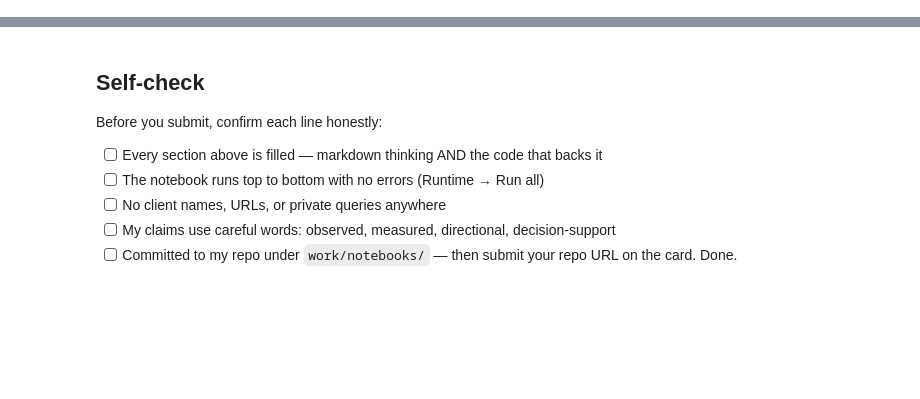
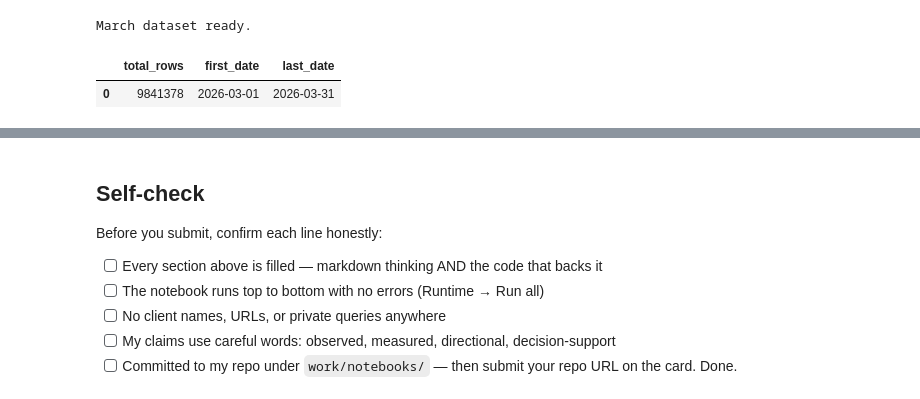
Before and after one commit to omsawarkar/omsawarkar, a Jupyter notebook: work/notebooks/w07_action_playbook.ipynb, the cells around one changed output, grey strips where cells are left out. Drawn from its saved outputs; the diff is of its cells as text; code cells hidden in the pictures; blank space fills up the shorter version.

```diff
--- a/work/notebooks/w07_action_playbook.ipynb
+++ b/work/notebooks/w07_action_playbook.ipynb
@@ -12,0 +29,42 @@ This skeleton is yours to fill. Work the sections **in order** — each one has
+# %%
+%pip -q install huggingface_hub duckdb
+
+import pandas as pd
+import numpy as np
+import duckdb
+from pathlib import Path
+
+from google.colab import userdata
+from huggingface_hub import hf_hub_download
+
+token = userdata.get("HF_TOKEN").strip()
+
+march_path = hf_hub_download(
+    repo_id="FlyRank/internship-warehouse",
+    filename=(
+        "fact_content_daily_performance/"
+        "month=2026-03/data_0.parquet"
+    ),
+    repo_type="dataset",
+    token=token
+)
+
+con = duckdb.connect()
+con.read_parquet(
+    march_path,
+    hive_partitioning=True
+).create_view("march_raw")
+
+print("March dataset ready.")
+
+display(con.sql("""
+    SELECT
+        COUNT(*) AS total_rows,
+        MIN(report_date) AS first_date,
+        MAX(report_date) AS last_date
+    FROM march_raw
+""").df())
+# %% [output]
+March dataset ready.
+|  | total_rows | first_date | last_date |
+| 0 | 9841378 | 2026-03-01 | 2026-03-31 |
```
Also changed, not shown: parts of 15 cells of this notebook.
